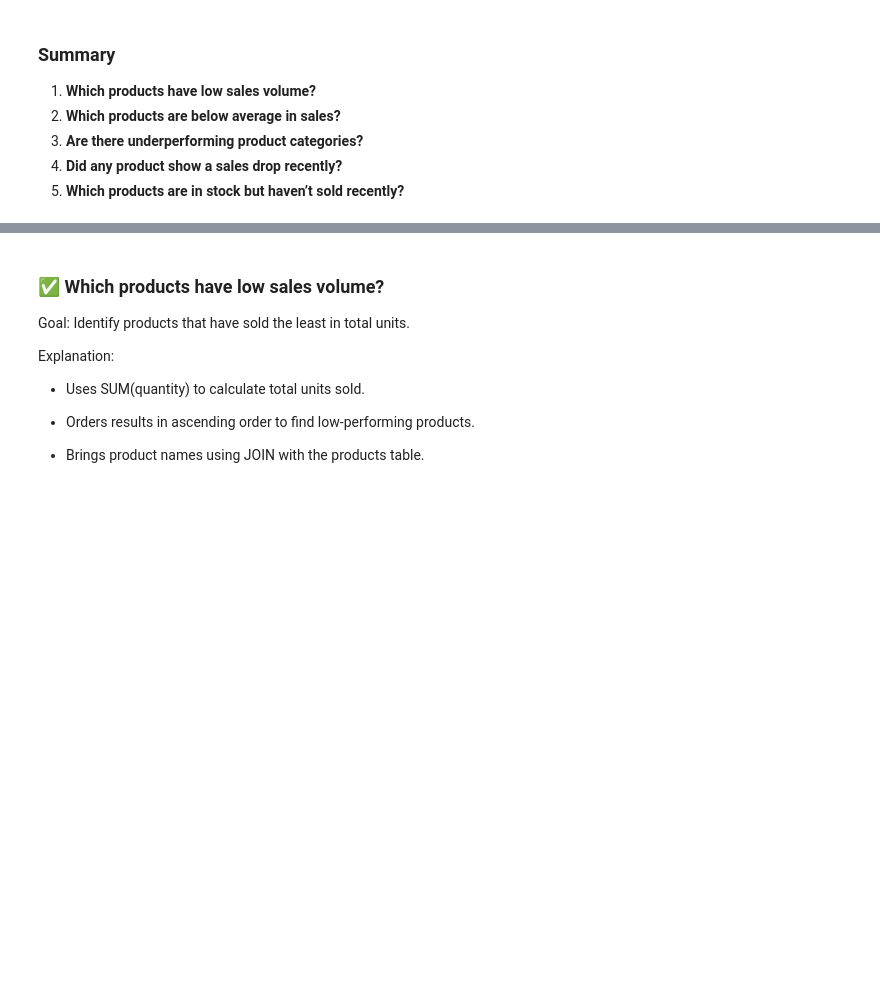
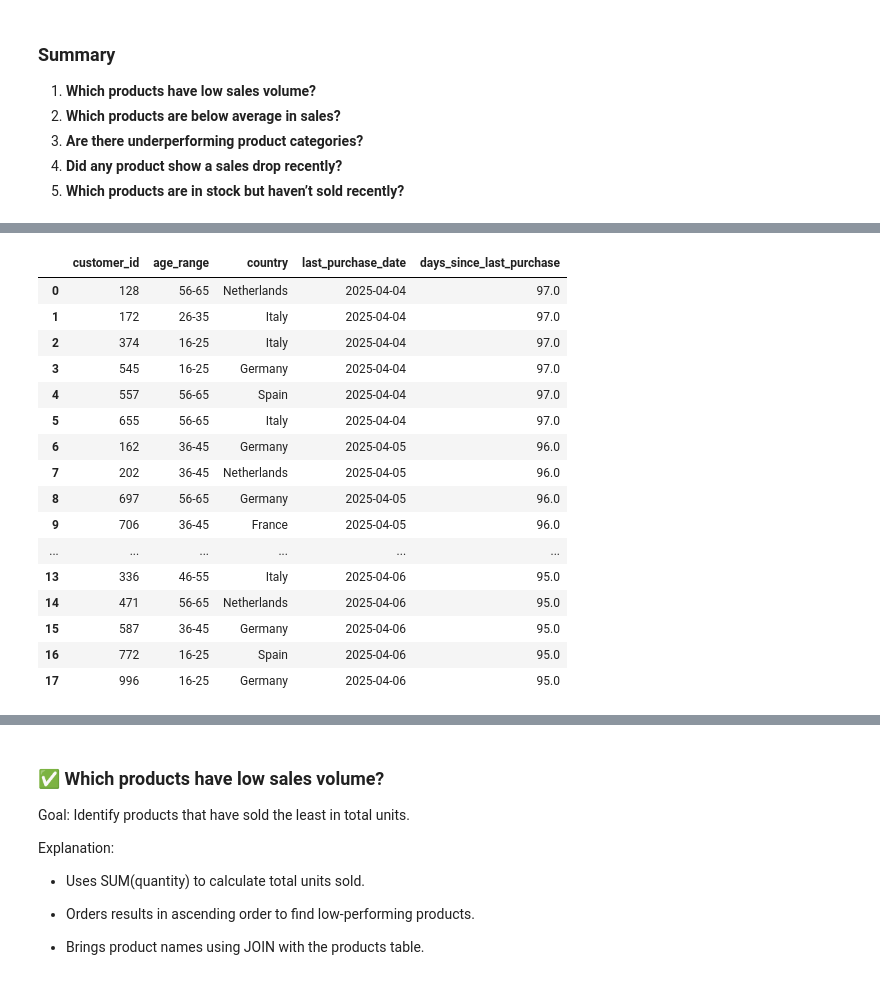
Before and after one commit to joycemsm/fashion-store-analysis, a Jupyter notebook: sales_analysis_queries_SQL.ipynb, the cells around one changed output, grey strips where cells are left out. Saved outputs shown, nothing was run; the diff lists cells and outputs as text; code cells hidden in the pictures; blank space fills up the shorter version.

```diff
--- a/sales_analysis_queries_SQL.ipynb
+++ b/sales_analysis_queries_SQL.ipynb
@@ -27,0 +122,41 @@ It answers key performance questions using structured SQL logic, suitable for bo
+# %%
+# Query: Customers who haven't purchased in over 90 days
+query = """
+SELECT
+    c.customer_id,
+    c.age_range,
+    c.country,
+    MAX(s.sale_date) AS last_purchase_date,
+    ROUND(JULIANDAY('now') - JULIANDAY(MAX(s.sale_date))) AS days_since_last_purchase
+FROM
+    customers c
+LEFT JOIN
+    sales s ON c.customer_id = s.customer_id
+GROUP BY
+    c.customer_id, c.age_range, c.country
+HAVING
+    days_since_last_purchase > 90
+ORDER BY
+    days_since_last_purchase DESC;
+"""
+
+result = pysqldf(query)
+result
+# %% [output]
+|  | customer_id | age_range | country | last_purchase_date | days_since_last_purchase |
+| 0 | 128 | 56-65 | Netherlands | 2025-04-04 | 97.0 |
+| 1 | 172 | 26-35 | Italy | 2025-04-04 | 97.0 |
+| 2 | 374 | 16-25 | Italy | 2025-04-04 | 97.0 |
+| 3 | 545 | 16-25 | Germany | 2025-04-04 | 97.0 |
+| 4 | 557 | 56-65 | Spain | 2025-04-04 | 97.0 |
+| 5 | 655 | 56-65 | Italy | 2025-04-04 | 97.0 |
+| 6 | 162 | 36-45 | Germany | 2025-04-05 | 96.0 |
+| 7 | 202 | 36-45 | Netherlands | 2025-04-05 | 96.0 |
+| 8 | 697 | 56-65 | Germany | 2025-04-05 | 96.0 |
+| 9 | 706 | 36-45 | France | 2025-04-05 | 96.0 |
+| ... | ... | ... | ... | ... | ... |
+| 13 | 336 | 46-55 | Italy | 2025-04-06 | 95.0 |
+| 14 | 471 | 56-65 | Netherlands | 2025-04-06 | 95.0 |
+| 15 | 587 | 36-45 | Germany | 2025-04-06 | 95.0 |
+| 16 | 772 | 16-25 | Spain | 2025-04-06 | 95.0 |
+| 17 | 996 | 16-25 | Germany | 2025-04-06 | 95.0 |
```
Also changed, not shown: parts of 13 cells of this notebook.
